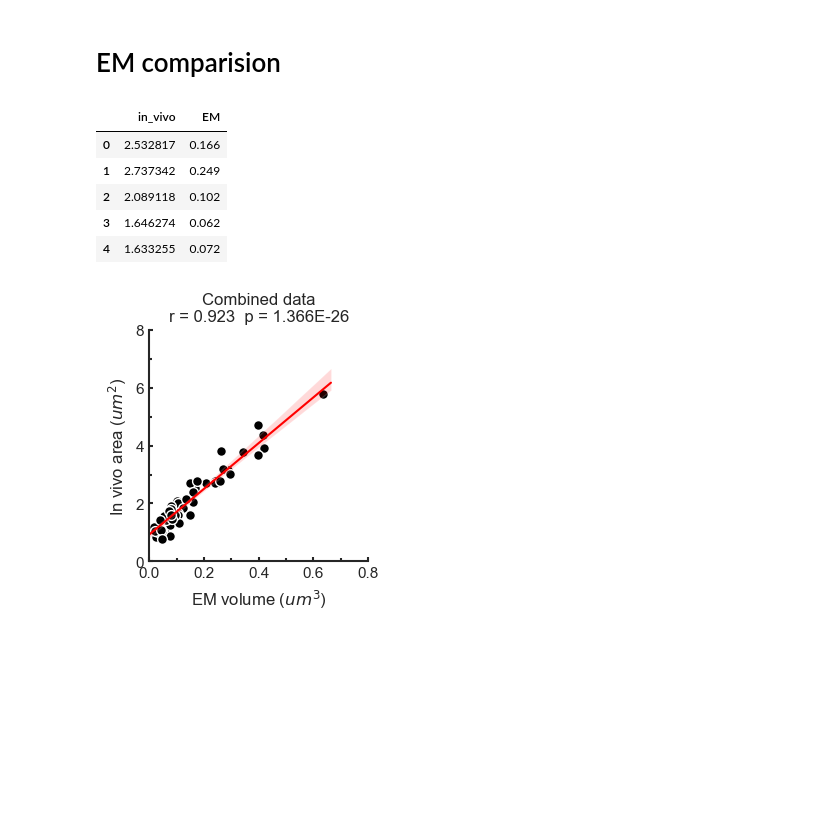
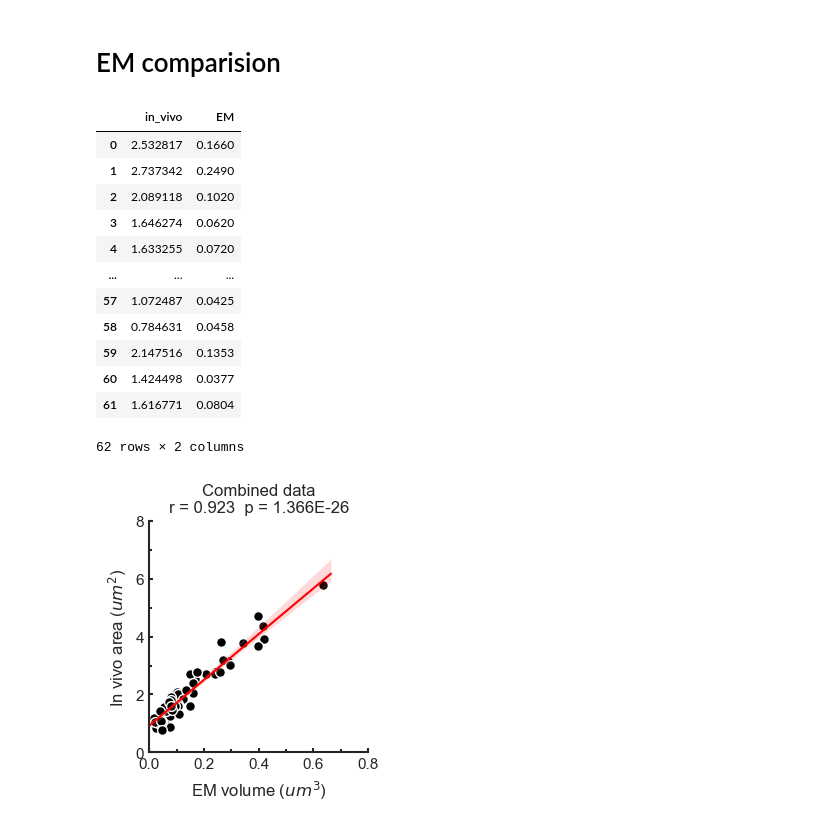
Before and after one commit to wjakewright/Lab_Analyses, a Jupyter notebook: Lab_Analyses/Spine_Analysis_v2/Volume_Validation_Analyses.ipynb, the cells around one changed output. Cells and saved outputs as stored; diff of their text form; code cells hidden in the pictures; blank space fills up the shorter version.

```diff
--- a/Lab_Analyses/Spine_Analysis_v2/Volume_Validation_Analyses.ipynb
+++ b/Lab_Analyses/Spine_Analysis_v2/Volume_Validation_Analyses.ipynb
@@ -64,14 +52,21 @@ PY_data = pd.read_csv(PY_fname)
 # %%
 # Combine data
 combined_dataframe = pd.concat([NH_data, PY_data], ignore_index=True)
-combined_dataframe.head()
+combined_dataframe
 # %% [output]
 |  | in_vivo | EM |
-| 0 | 2.532817 | 0.166 |
-| 1 | 2.737342 | 0.249 |
-| 2 | 2.089118 | 0.102 |
-| 3 | 1.646274 | 0.062 |
-| 4 | 1.633255 | 0.072 |
+| 0 | 2.532817 | 0.1660 |
+| 1 | 2.737342 | 0.2490 |
+| 2 | 2.089118 | 0.1020 |
+| 3 | 1.646274 | 0.0620 |
+| 4 | 1.633255 | 0.0720 |
+| ... | ... | ... |
+| 57 | 1.072487 | 0.0425 |
+| 58 | 0.784631 | 0.0458 |
+| 59 | 2.147516 | 0.1353 |
+| 60 | 1.424498 | 0.0377 |
+| 61 | 1.616771 | 0.0804 |
+62 rows × 2 columns
 # %%
 # Plot combined data
 plot_scatter_correlation(
```
Also changed, not shown: parts of 9 cells of this notebook.
